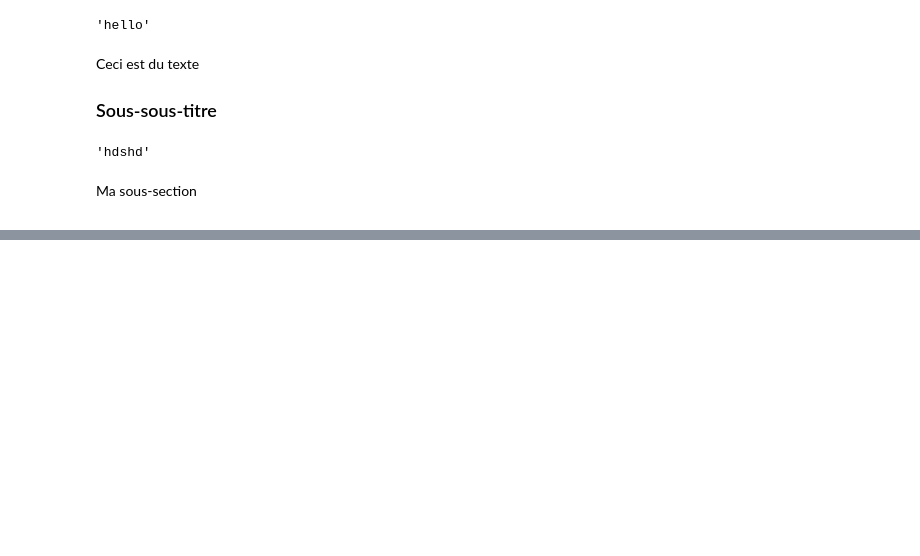
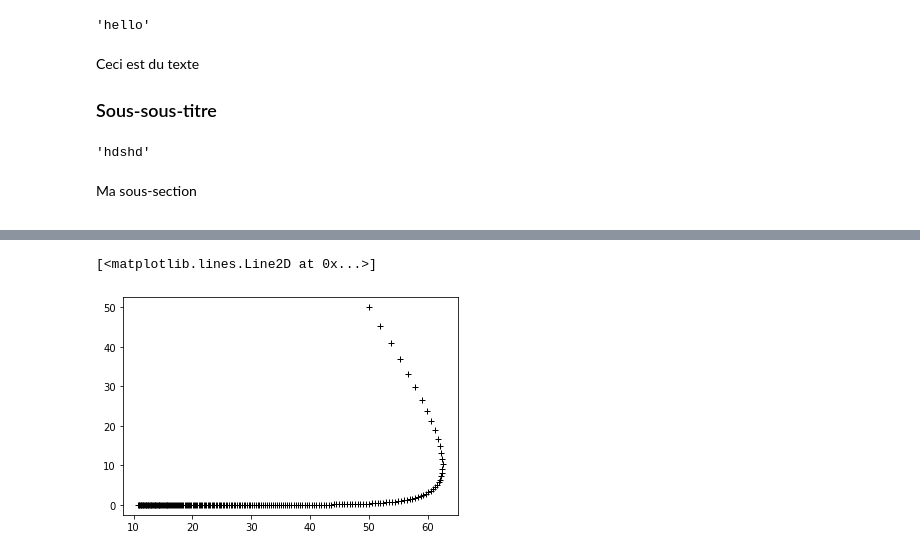
Before and after one commit to boisgera/data-sandbox, a Jupyter notebook: demo.ipynb, the cells around one changed output, grey strips where cells are left out. Saved outputs shown, nothing was run; the diff lists cells and outputs as text; code cells hidden in the pictures; blank space fills up the shorter version.

```diff
--- a/demo.ipynb
+++ b/demo.ipynb
@@ -87,0 +268,10 @@ Ma sous-section
+# %%
+alpha = 0.5
+beta = 1.0
+gamma = 0.1
+delta = 0.2
+def fun(t, x1x2):
+    x1, x2 = x1x2
+    dx1 = alpha * x1 - delta*x1*x2
+    dx2 = -beta*x2 + gamma *x1*x2
+    return array([dx1, dx2])
@@ -87,0 +302,5 @@ Ma sous-section
+# %%
+plot(y[1], y[0], "k+")
+# %% [output]
+[<matplotlib.lines.Line2D at 0x...>]
+[figure, added]
```
Also changed, not shown: parts of 45 cells of this notebook.
